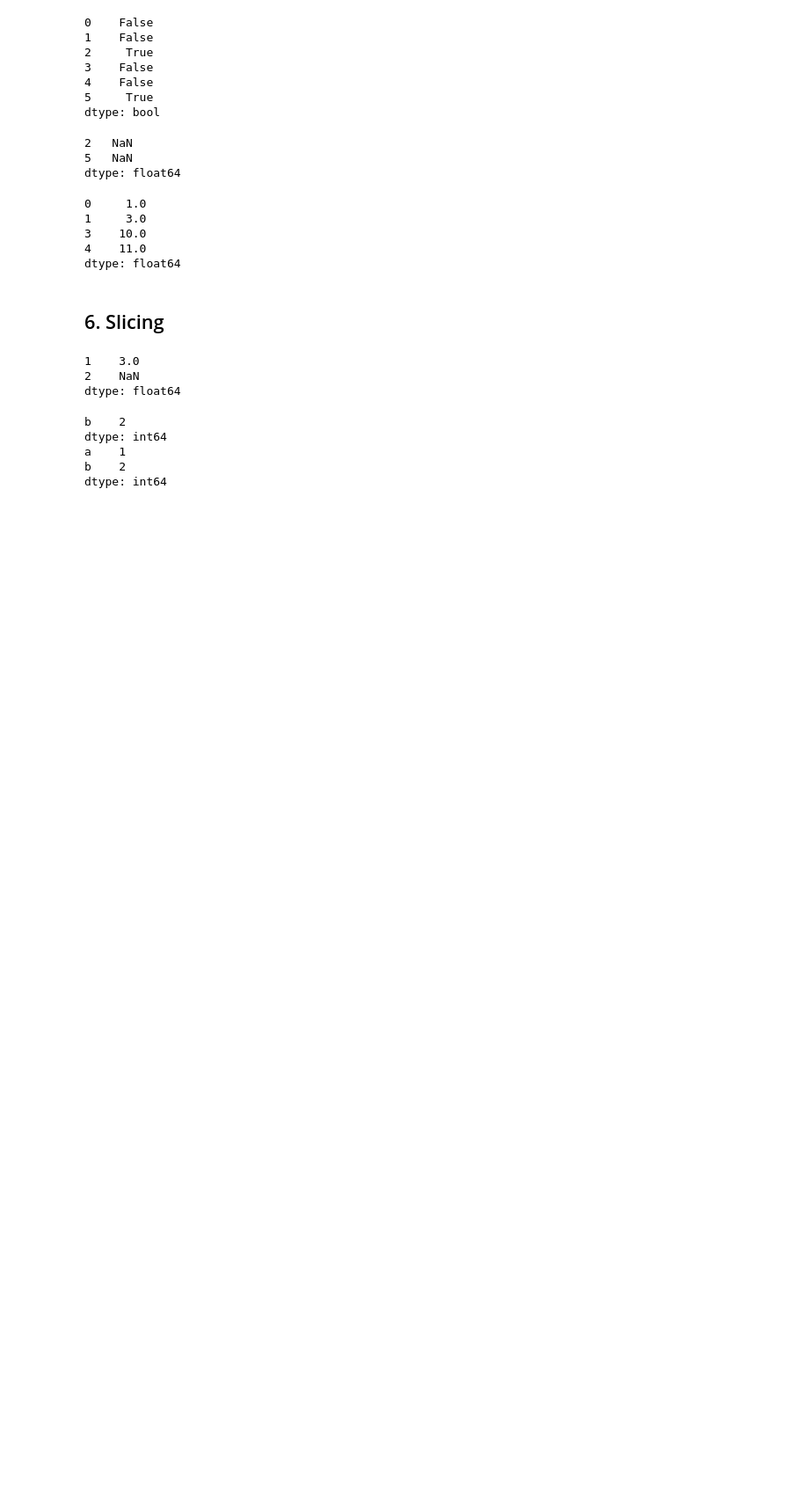
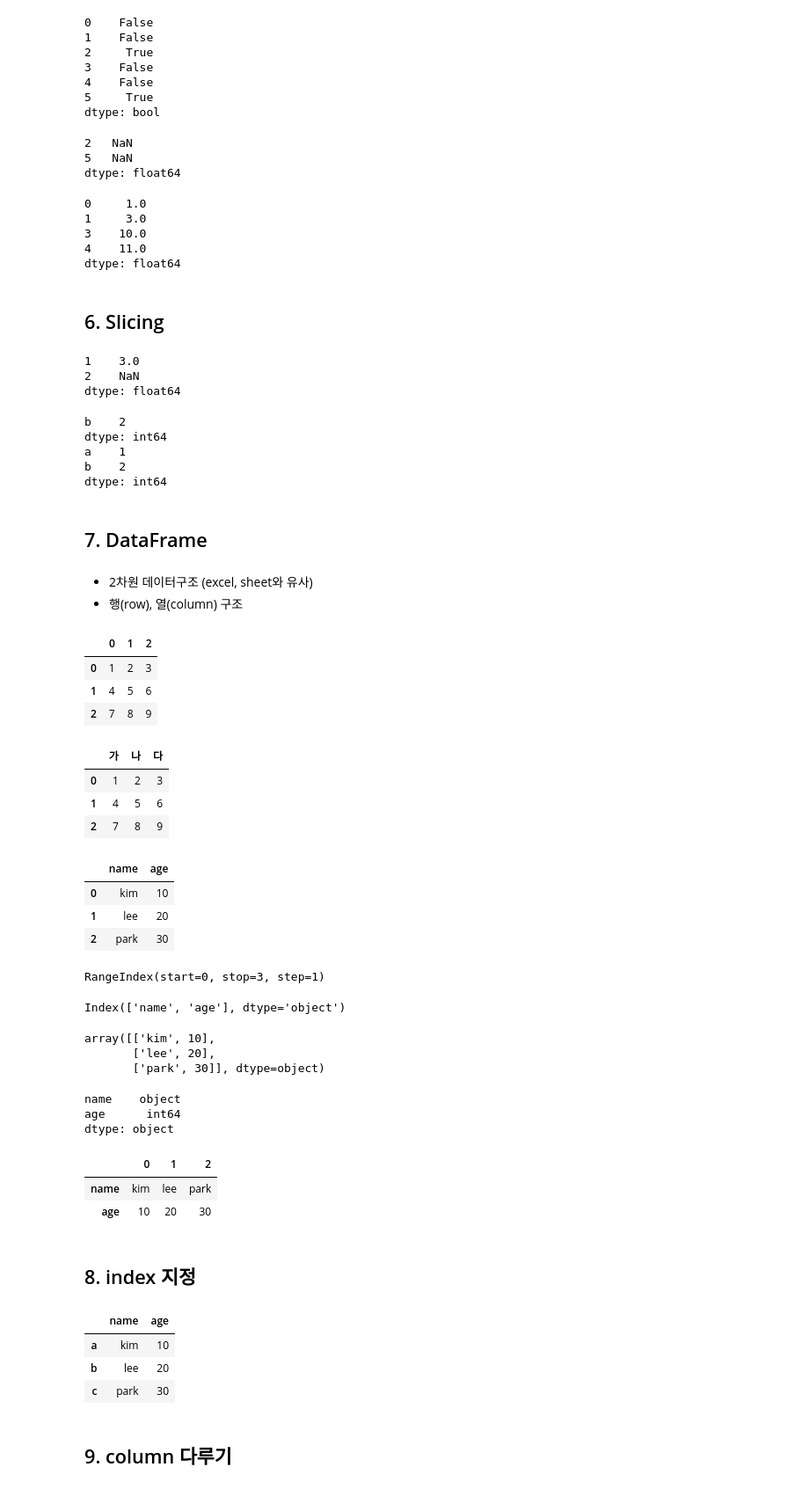
Before and after one commit to eyoojin/TIL, a Jupyter notebook: pandas/pandas.ipynb, the cells around one changed output. Shown at 88% size. Cells and saved outputs as stored; diff of their text form; code cells hidden in the pictures; blank space fills up the shorter version.

```diff
--- a/pandas/pandas.ipynb
+++ b/pandas/pandas.ipynb
@@ -624,3 +624,32 @@ dtype: int64
 a    1
 b    2
 dtype: int64
+# %% [markdown]
+## 7. DataFrame
+# %% [markdown]
+- 2차원 데이터구조 (excel, sheet와 유사)
+- 행(row), 열(column) 구조
+# %%
+d = pd.DataFrame([
+    [1, 2, 3],
+    [4, 5, 6],
+    [7, 8, 9]
+])
+d
+# %% [output]
+|  | 0 | 1 | 2 |
+| 0 | 1 | 2 | 3 |
+| 1 | 4 | 5 | 6 |
+| 2 | 7 | 8 | 9 |
+# %%
+d = pd.DataFrame([
+    [1, 2, 3],
+    [4, 5, 6],
+    [7, 8, 9]
+], columns=list('가나다'))
+d
+# %% [output]
+|  | 가 | 나 | 다 |
+| 0 | 1 | 2 | 3 |
+| 1 | 4 | 5 | 6 |
+| 2 | 7 | 8 | 9 |
@@ -626,0 +661,46 @@ dtype: int64
+# %%
+info_df = pd.DataFrame(info)
+info_df
+# %% [output]
+|  | name | age |
+| 0 | kim | 10 |
+| 1 | lee | 20 |
+| 2 | park | 30 |
+# %%
+info_df.index
+# %% [output]
+RangeIndex(start=0, stop=3, step=1)
+# %%
+info_df.columns
+# %% [output]
+Index(['name', 'age'], dtype='object')
+# %%
+info_df.values
+# %% [output]
+array([['kim', 10],
+       ['lee', 20],
+       ['park', 30]], dtype=object)
+# %%
+info_df.dtypes
+# %% [output]
+name    object
+age      int64
+dtype: object
+# %%
+info_df.T
+# %% [output]
+|  | 0 | 1 | 2 |
+| name | kim | lee | park |
+| age | 10 | 20 | 30 |
+# %% [markdown]
+## 8. index 지정
+# %%
+info_df.index = list('abc')
+info_df
+# %% [output]
+|  | name | age |
+| a | kim | 10 |
+| b | lee | 20 |
+| c | park | 30 |
+# %% [markdown]
+## 9. column 다루기
```
Also changed, not shown: parts of 37 cells of this notebook, 3 other files.
